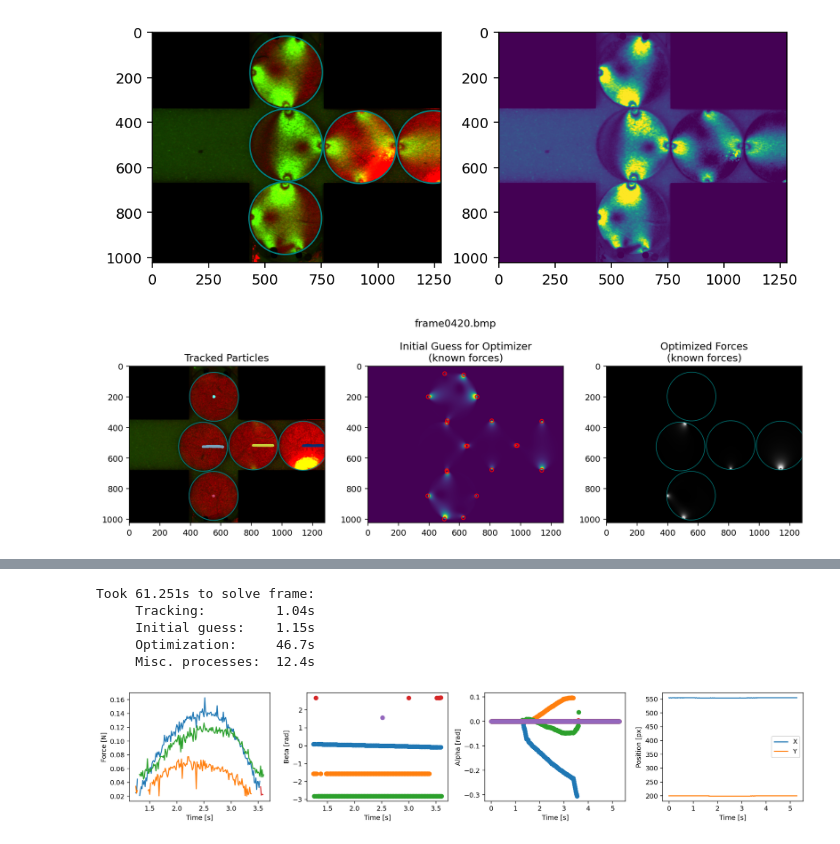
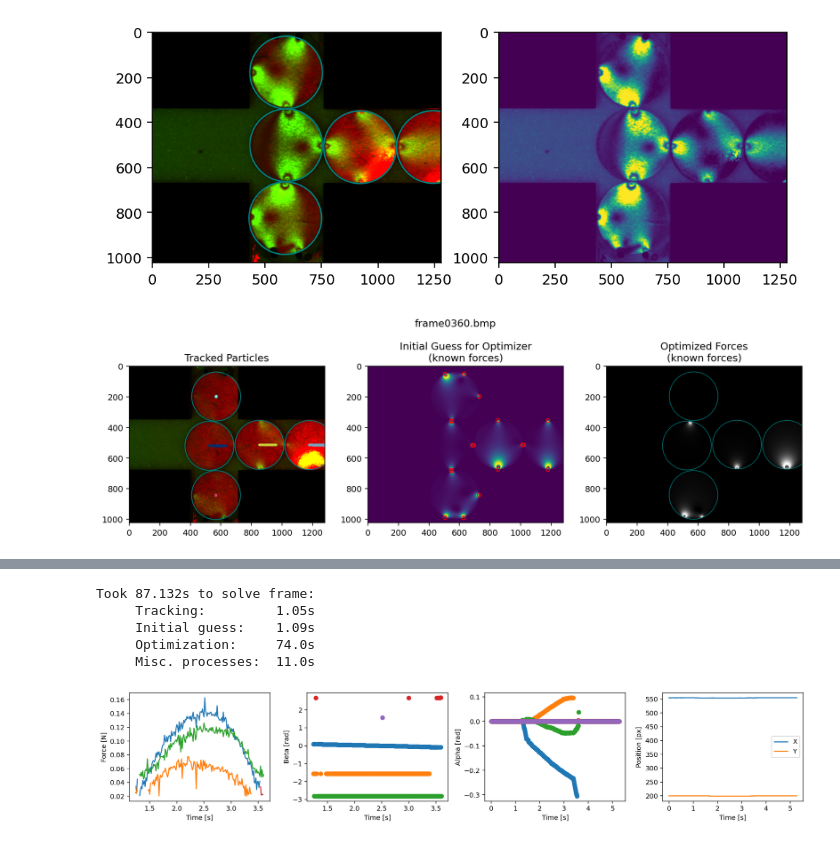
Before and after one commit to Jfeatherstone/SpaceJam, a Jupyter notebook: ForceSolving.ipynb, the cells around one changed output, grey strips where cells are left out. Drawn from its saved outputs; the diff is of its cells as text; code cells hidden in the pictures.

Commit message:
Solved new dataset

```diff
--- a/ForceSolving.ipynb
+++ b/ForceSolving.ipynb
@@ -33,4 +33,9 @@ dataFolder = '/eno/jdfeathe/DATA/SpaceJam/2022-02-28_Wide/'
 # %%
+rootFolder = '/eno/jdfeathe/DATA/SpaceJam/'
+dataFolder = '2022-02-28_Medium/'
+#rootFolder = '/run/media/jack/Seagate Portable Drive/Research/SpaceJam/'
+#dataFolder = '/run/media/jack/Seagate Portable Drive/Research/SpaceJam/2022-02-22_Wide/'
+
 # Our radius that we will be identifying particles with
 guessRadius = 160 # [px]
 
@@ -106,17 +111,17 @@ plt.show()
 # %% [output]
 [figure]
 # %%
-optimizationKwargs = {"maxEvals": [120, 5, 20], "method": 'nelder',
-                     "parametersToFit": [['f', 'a'], ['b'], ['a']],
-                     "allowRemoveForces": True, "alphaTolerance": .15,
-                     "allowAddForces": True, "minForceThreshold": .02}
+optimizationKwargs = {"maxEvals": [120, 100], "method": 'nelder',
+                     "parametersToFit": [['f'], ['a']],
+                     "allowRemoveForces": True, "alphaTolerance": .6,
+                     "allowAddForces": True, "minForceThreshold": .03}
 
-forceArr, alphaArr, betaArr, centerArr, radiusArr = forceSolve(dataFolder, guessRadius, fSigma, pxPerMeter,
+forceArr, alphaArr, betaArr, centerArr, radiusArr = forceSolve(rootFolder + dataFolder, guessRadius, fSigma, pxPerMeter,
                                                         brightfield, maskImage=maskImage, lightCorrectionImage=correctionImage,
                                                         lightCorrectionVerticalMask=verticalMaskImage,
                                                         lightCorrectionHorizontalMask=horizontalMaskImage,
-                                                        g2CalibrationImage=g2CalibrationImage, g2CalibrationCutoffFactor=1.2,
-                                                        imageStartIndex=50, imageEndIndex=None,
+                                                        g2CalibrationImage=g2CalibrationImage, g2CalibrationCutoffFactor=1.3,
+                                                        imageStartIndex=50, imageEndIndex=360, carryOverAlpha=False,
                                                         debug=True, optimizationKwargs=optimizationKwargs, saveMovie=True, pickleArrays=True)
 # %% [output]
-[figure, old version]
+[figure, new version]
@@ -124,8 +129,8 @@ forceArr, alphaArr, betaArr, centerArr, radiusArr = forceSolve(dataFolder, guess
-Took 61.251s to solve frame:
-     Tracking:         1.04s
-     Initial guess:    1.15s
-     Optimization:     46.7s
-     Misc. processes:  12.4s
+Took 87.132s to solve frame:
+     Tracking:         1.05s
+     Initial guess:    1.09s
+     Optimization:     74.0s
+     Misc. processes:  11.0s
 # %%
 dataSet = '2022-02-28_Wide_Synthetic/'
 
```
Also changed, not shown: parts of 3 cells of this notebook, 6 other files.
